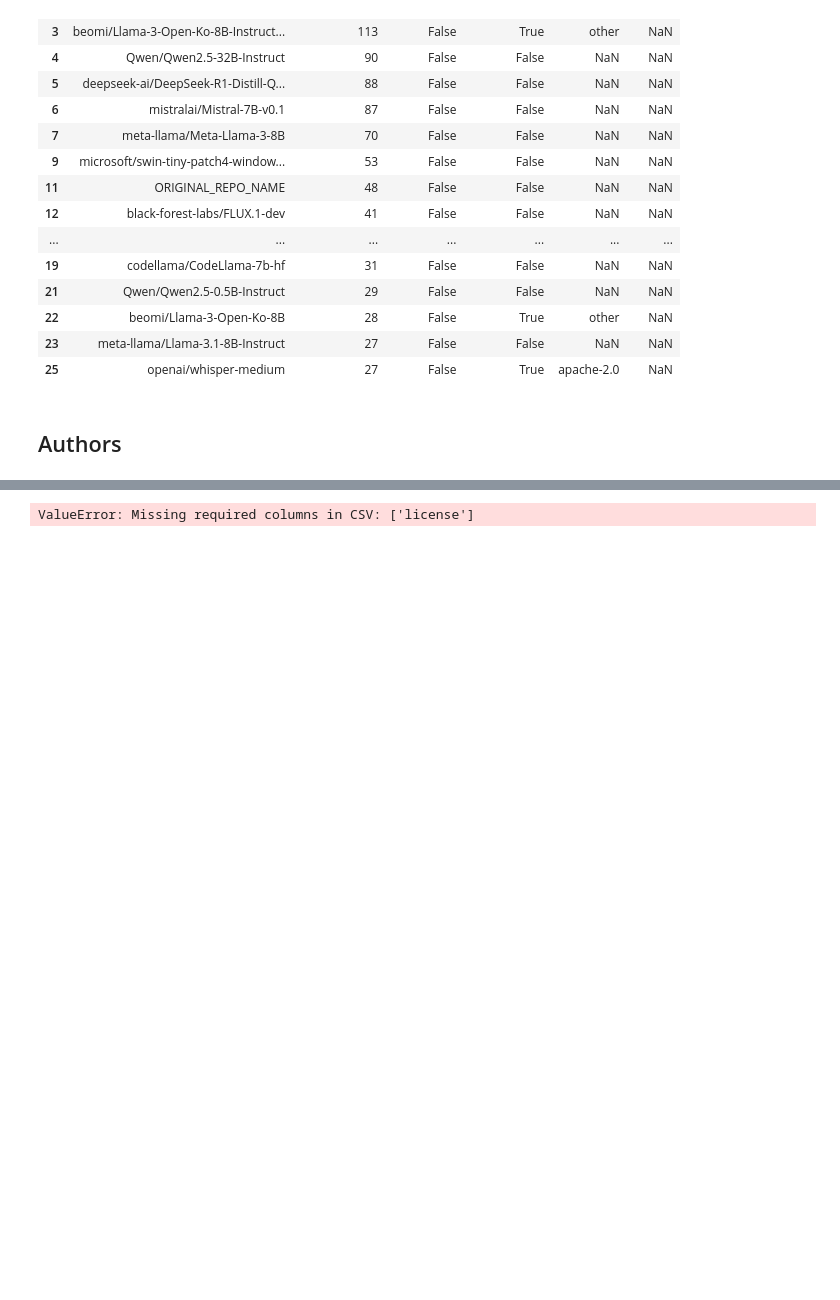
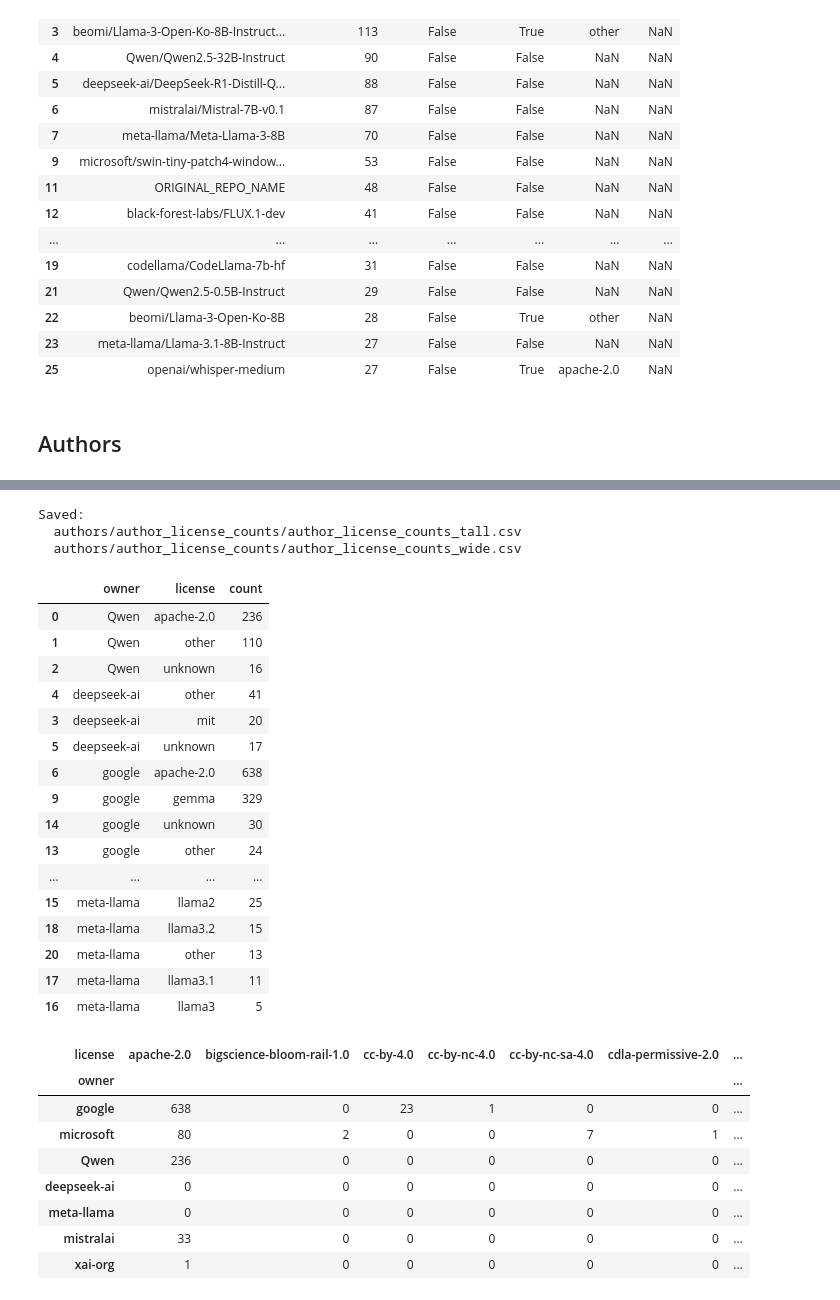
Before and after one commit to gabtos/open-source-ai-discovery, a Jupyter notebook: exploratory_analysis.ipynb, the cells around one changed output, grey strips where cells are left out. Cells and saved outputs as stored; diff of their text form; code cells hidden in the pictures; blank space fills up the shorter version.

Commit message:
Reworked author search

```diff
--- a/exploratory_analysis.ipynb
+++ b/exploratory_analysis.ipynb
@@ -824,6 +832,6 @@ TypeError: 'Index' object is not callable
 # %%
 # --- Config (edit these) ---
-CSV_PATH   = "authors/hf_models_by_author.csv"   # your existing CSV with model rows
+CSV_PATH   = "hf_models_by_author.csv"   # your existing CSV with model rows
 OUT_DIR    = "authors/author_license_counts"    # where to save outputs
 AUTHOR_COL = "owner"                              # column name for author/owner
 LICENSE_COL= "license"                             # column name for license string
@@ -915,31 +923,59 @@ work[LICENSE_COL] = (
 counts_tall = (
     work
     .groupby([AUTHOR_COL, LICENSE_COL], dropna=False)
     .size()
     .reset_index(name="count")
     .sort_values([AUTHOR_COL, "count"], ascending=[True, False])
 )
 
 # WIDE: pivot to one row per author with license columns
 counts_wide = (
     counts_tall
     .pivot(index=AUTHOR_COL, columns=LICENSE_COL, values="count")
     .fillna(0)
     .astype(int)
     .sort_index()
 )
 counts_wide["TOTAL"] = counts_wide.sum(axis=1)
 counts_wide = counts_wide.sort_values("TOTAL", ascending=False)
 
 # Save
 tall_path = Path(OUT_DIR) / "author_license_counts_tall.csv"
 wide_path = Path(OUT_DIR) / "author_license_counts_wide.csv"
 counts_tall.to_csv(tall_path, index=False)
 counts_wide.to_csv(wide_path)
 
 # Preview
 print(f"Saved:\n  {tall_path}\n  {wide_path}")
 display(counts_tall.head(20))
 display(counts_wide.head(20))
 # %% [output]
-ValueError: Missing required columns in CSV: ['license']
+Saved:
+  authors/author_license_counts/author_license_counts_tall.csv
+  authors/author_license_counts/author_license_counts_wide.csv
+|  | owner | license | count |
+| 0 | Qwen | apache-2.0 | 236 |
+| 1 | Qwen | other | 110 |
+| 2 | Qwen | unknown | 16 |
+| 4 | deepseek-ai | other | 41 |
+| 3 | deepseek-ai | mit | 20 |
+| 5 | deepseek-ai | unknown | 17 |
+| 6 | google | apache-2.0 | 638 |
+| 9 | google | gemma | 329 |
+| 14 | google | unknown | 30 |
+| 13 | google | other | 24 |
+| ... | ... | ... | ... |
+| 15 | meta-llama | llama2 | 25 |
+| 18 | meta-llama | llama3.2 | 15 |
+| 20 | meta-llama | other | 13 |
+| 17 | meta-llama | llama3.1 | 11 |
+| 16 | meta-llama | llama3 | 5 |
+| license | apache-2.0 | bigscience-bloom-rail-1.0 | cc-by-4.0 | cc-by-nc-4.0 | cc-by-nc-sa-4.0 | cdla-permissive-2.0 | ... |
+| owner |  |  |  |  |  |  | ... |
+| google | 638 | 0 | 23 | 1 | 0 | 0 | ... |
+| microsoft | 80 | 2 | 0 | 0 | 7 | 1 | ... |
+| Qwen | 236 | 0 | 0 | 0 | 0 | 0 | ... |
+| deepseek-ai | 0 | 0 | 0 | 0 | 0 | 0 | ... |
+| meta-llama | 0 | 0 | 0 | 0 | 0 | 0 | ... |
+| mistralai | 33 | 0 | 0 | 0 | 0 | 0 | ... |
+| xai-org | 1 | 0 | 0 | 0 | 0 | 0 | ... |
```
Also changed, not shown: parts of 1 cell of this notebook, 4 other files.
